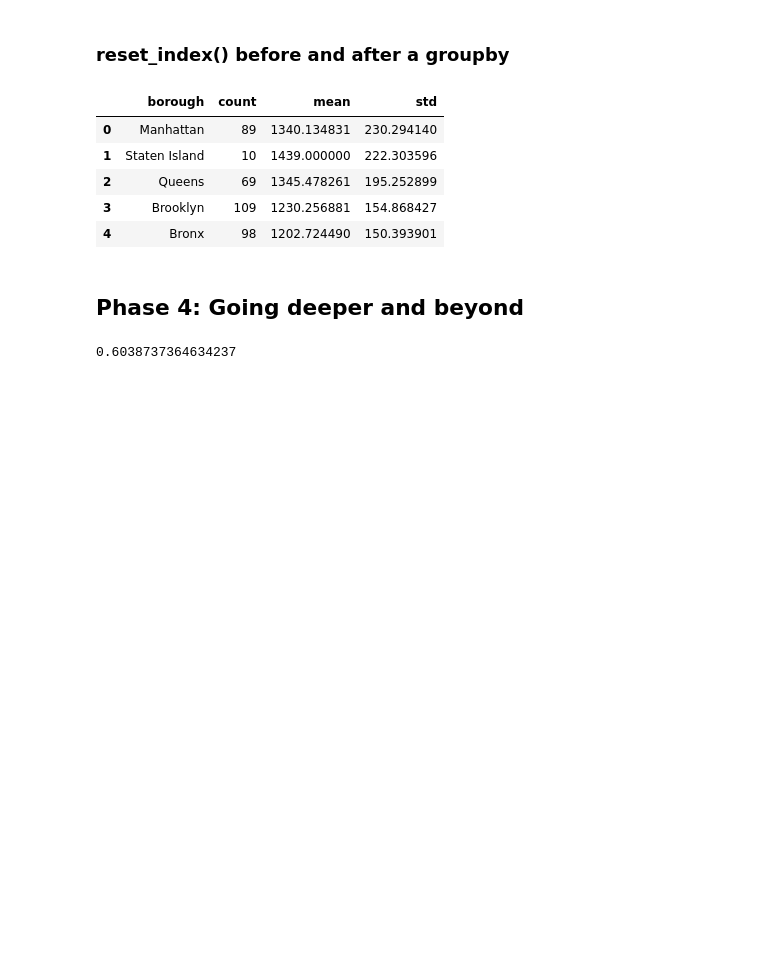
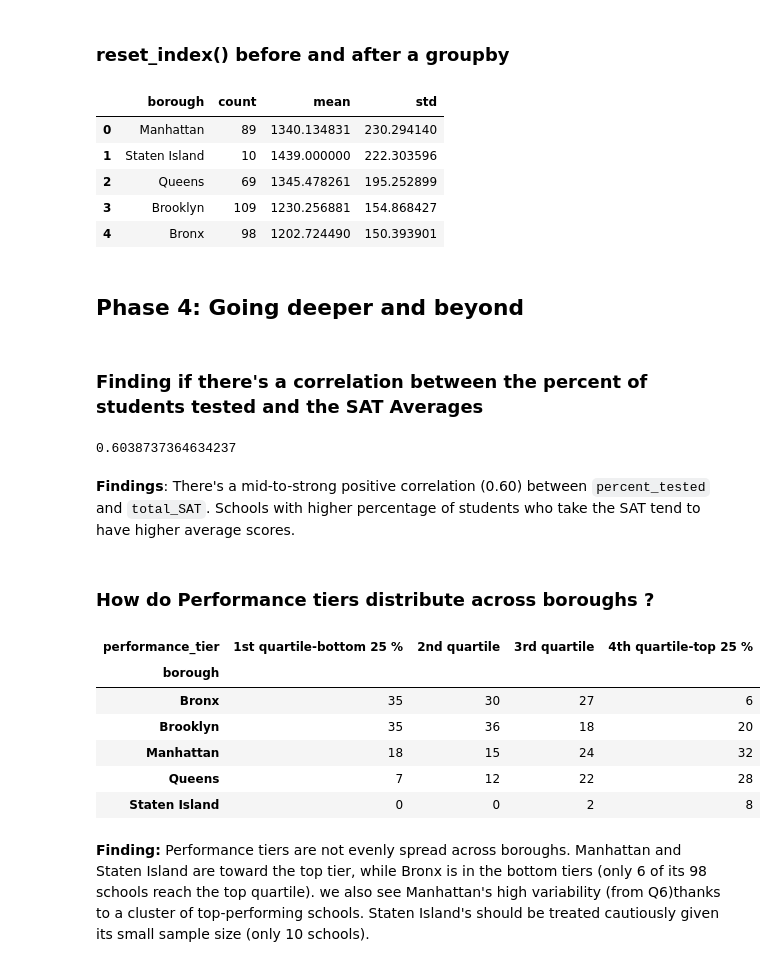
Before and after one commit to DhikraCh/nyc-schools-sat-analysis, a Jupyter notebook: analysis.ipynb, the cells around one changed output. Saved outputs shown, nothing was run; the diff lists cells and outputs as text; code cells hidden in the pictures; blank space fills up the shorter version.

```diff
--- a/analysis.ipynb
+++ b/analysis.ipynb
@@ -162,6 +162,8 @@ schools.groupby("borough")["total_SAT"].agg(["count", "mean", "std"]).sort_value
 | 4 | Bronx | 98 | 1202.724490 | 150.393901 |
 # %% [markdown]
 ## Phase 4: Going deeper and beyond
+# %% [markdown]
+### Finding if there's a correlation between the percent of students tested and the SAT Averages
 # %%
 # Remove rows with missing percent_tested values
 schools_tested = schools.dropna(subset=["percent_tested"])
@@ -173,2 +175,25 @@ print(correlation)
 # %% [output]
 0.6038737364634237
+# %% [markdown]
+**Findings**: There's a mid-to-strong positive correlation (0.60) between `percent_tested` and `total_SAT`. Schools with higher percentage of students who take the SAT tend to have higher average scores.
+# %% [markdown]
+### How do Performance tiers distribute across boroughs ?
+# %%
+# split schools into 4 equal groups (quartiles) based on total_SAT
+schools["performance_tier"]=pd.qcut(
+    schools["total_SAT"], q=4 , labels=["1st quartile-bottom 25 % ", "2nd quartile ", "3rd quartile" , "4th quartile-top 25 % " ]
+)
+cross_tab_table=pd.crosstab(
+    schools["borough"],schools["performance_tier"]
+)
+cross_tab_table
+# %% [output]
+| performance_tier | 1st quartile-bottom 25 % | 2nd quartile | 3rd quartile | 4th quartile-top 25 % |
+| borough |  |  |  |  |
+| Bronx | 35 | 30 | 27 | 6 |
+| Brooklyn | 35 | 36 | 18 | 20 |
+| Manhattan | 18 | 15 | 24 | 32 |
+| Queens | 7 | 12 | 22 | 28 |
+| Staten Island | 0 | 0 | 2 | 8 |
+# %% [markdown]
+**Finding:** Performance tiers are not evenly spread across boroughs. Manhattan and Staten Island are toward the top tier, while Bronx is in the bottom tiers (only 6 of its 98 schools reach the top quartile). we also see Manhattan's high variability (from Q6)thanks to a cluster of top-performing schools. Staten Island's should be treated cautiously given its small sample size (only 10 schools).
```
Also changed, not shown: parts of 2 cells of this notebook.
